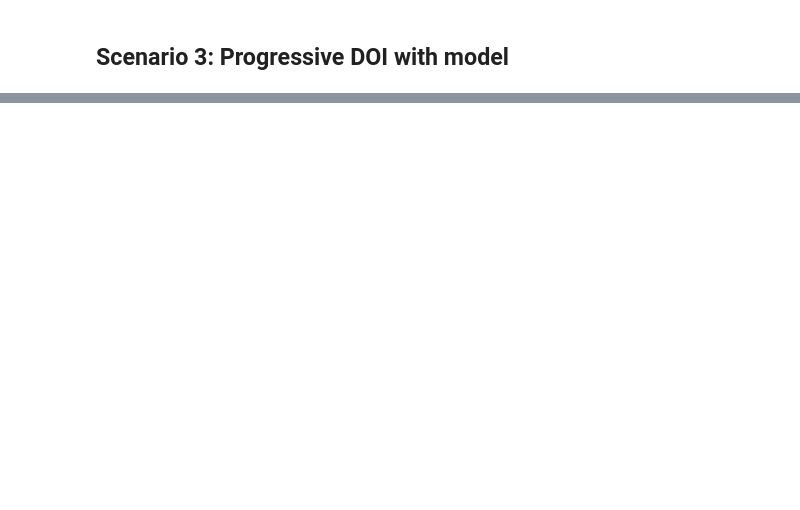
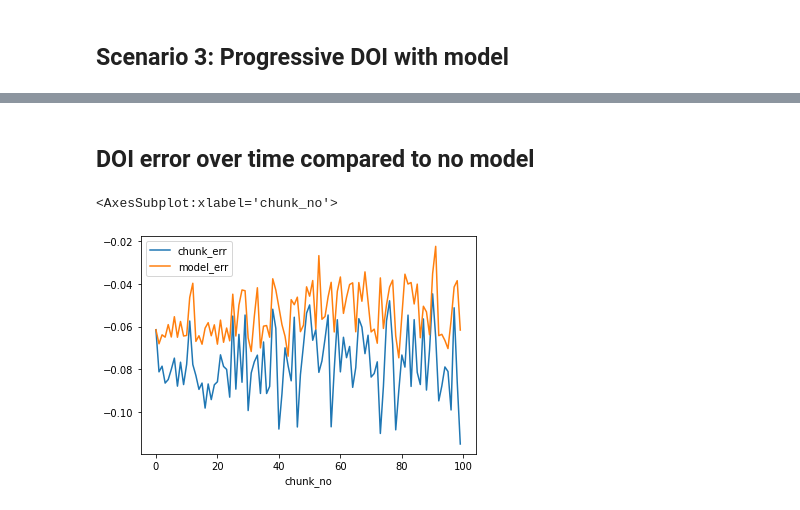
Before and after one commit to vis-au/prointerest, a Jupyter notebook: server/benchmarks/benchmarks.ipynb, the cells around one changed output, grey strips where cells are left out. Drawn from its saved outputs; the diff is of its cells as text; code cells hidden in the pictures; blank space fills up the shorter version.

```diff
--- a/server/benchmarks/benchmarks.ipynb
+++ b/server/benchmarks/benchmarks.ipynb
@@ -216,8 +216,8 @@ from doi_benchmark import *
 
 
 N = 1000000
-CHUNK_SIZE = 1000
-CONTEXT_SIZE = 1000
+CHUNK_SIZE = 100
+CONTEXT_SIZE = 100
 N_CHUNKS = 100
 
 storage_model = WindowingStorage(max_size=N)
@@ -260,13 +260,13 @@ print(f"median time per chunk: {np.median(timings)}s")
 ids = storage_model.get_available_ids().tolist()
 
 slice = (CHUNK_SIZE * N_CHUNKS) // 10
-dois_model = pd.DataFrame([], columns=["id", "doi"])
+dois_model = pd.DataFrame([])
 
 # duckdb query fails for 1M items in get_all_dois(), so get them in chunks ;)
 for i in range(10):
   id_slice = ids[i*slice : (i+1)*slice]
   dois = storage_model.get_doi_for_ids(id_slice).astype(float)
-  df = pd.DataFrame()
+  df = storage_model.get_items_for_ids(id_slice, as_df=True)
   df["id"] = id_slice
   df["doi"] = dois
   dois_model = pd.concat([dois_model, df], ignore_index=True)
@@ -279,0 +318,10 @@ median time per chunk: 1.588407278060913s
+# %% [markdown]
+## DOI error over time compared to no model
+# %%
+import numpy as np
+
+join_df["chunk_no"] = np.arange(len(join_df)) // CHUNK_SIZE
+join_df.groupby("chunk_no")[["chunk_err", "model_err"]].mean().plot()
+# %% [output]
+<AxesSubplot:xlabel='chunk_no'>
+[figure, added]
```
Also changed, not shown: parts of 13 cells of this notebook.
